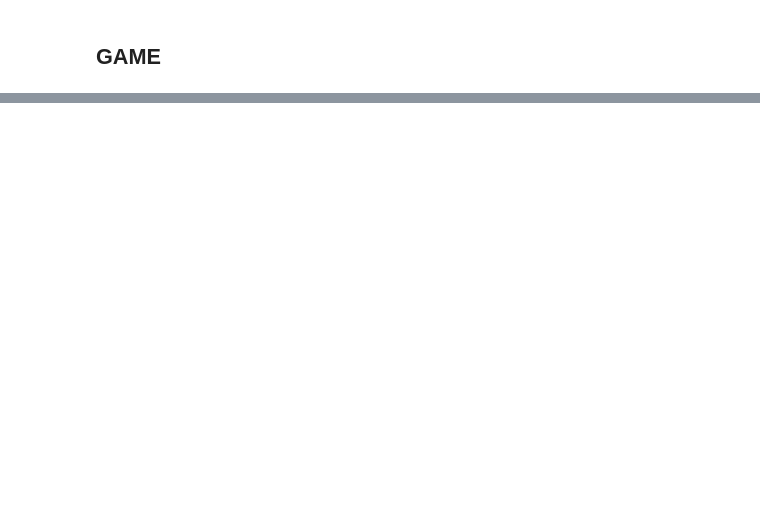
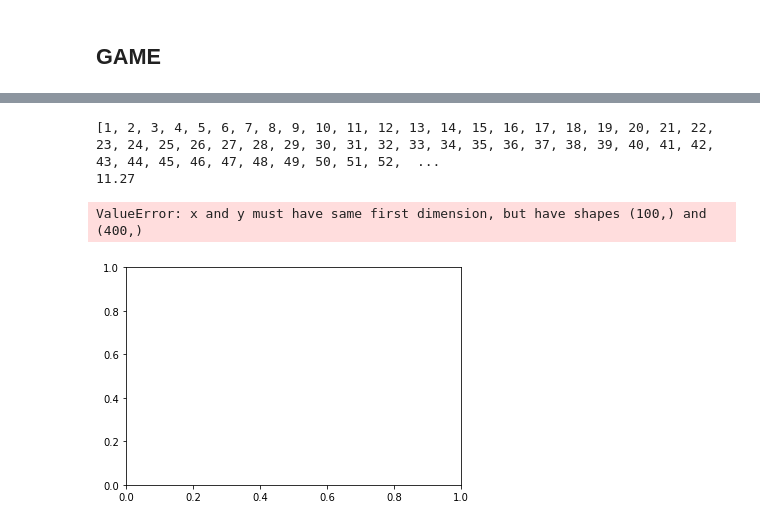
Before and after one commit to RaphaelRT/snake_python, a Jupyter notebook: snake_game.ipynb, the cells around one changed output, grey strips where cells are left out. Drawn from its saved outputs; the diff is of its cells as text; code cells hidden in the pictures; blank space fills up the shorter version.

```diff
--- a/snake_game.ipynb
+++ b/snake_game.ipynb
@@ -296,0 +353,23 @@ top
+# %%
+root = tk.Tk()
+#mettre le dernier paramètre à:
+# 0 pour jouer
+# 1 pour laisser jouer shortest_path
+# 2 pour laisser jouer evolved_shortest_path
+# 3 pour laisser jouer hamiltonian
+snake_game = Snake_game(root, 400, True, 150, 0)
+root.mainloop()
+results.append(snake_game.return_stats())
+# %%
+#multiple iteration for stats
+score_rsults = []
+move_count_rsults = []
+mean_score = []
+
+for i in range(0,100):
+    root = tk.Tk()
+    #1,2,3
+    snake_game = Snake_game(root, 400, True, 1, 1)
+    root.mainloop()
+    score_rsults.append(snake_game.return_stats()["score"])
+    move_count_rsults.append(snake_game.return_stats()["move_count"])
@@ -296,0 +394,23 @@ top
+# %%
+count = 1
+for j in score_rsults :
+    mean_score.append(round(count/j, 0))
+    count += 1
+# %%
+index_list = [i for i in range (1, len(move_count_rsults)+1)]
+print(index_list,  mean_score)
+print(sum(score_rsults)/len(score_rsults))
+
+fig, ax = plt.subplots()
+ax.plot(index_list, mean_score)
+
+ax.set(xlabel='Partie', ylabel='score moyen',
+       title='moyenne du score')
+ax.grid()
+
+plt.show()
+# %% [output]
+[1, 2, 3, 4, 5, 6, 7, 8, 9, 10, 11, 12, 13, 14, 15, 16, 17, 18, 19, 20, 21, 22, 23, 24, 25, 26, 27, 28, 29, 30, 31, 32, 33, 34, 35, 36, 37, 38, 39, 40, 41, 42, 43, 44, 45, 46, 47, 48, 49, 50, 51, 52,  ...
+11.27
+ValueError: x and y must have same first dimension, but have shapes (100,) and (400,)
+[figure, added]
```
Also changed, not shown: parts of 6 cells of this notebook, 4 other files.
